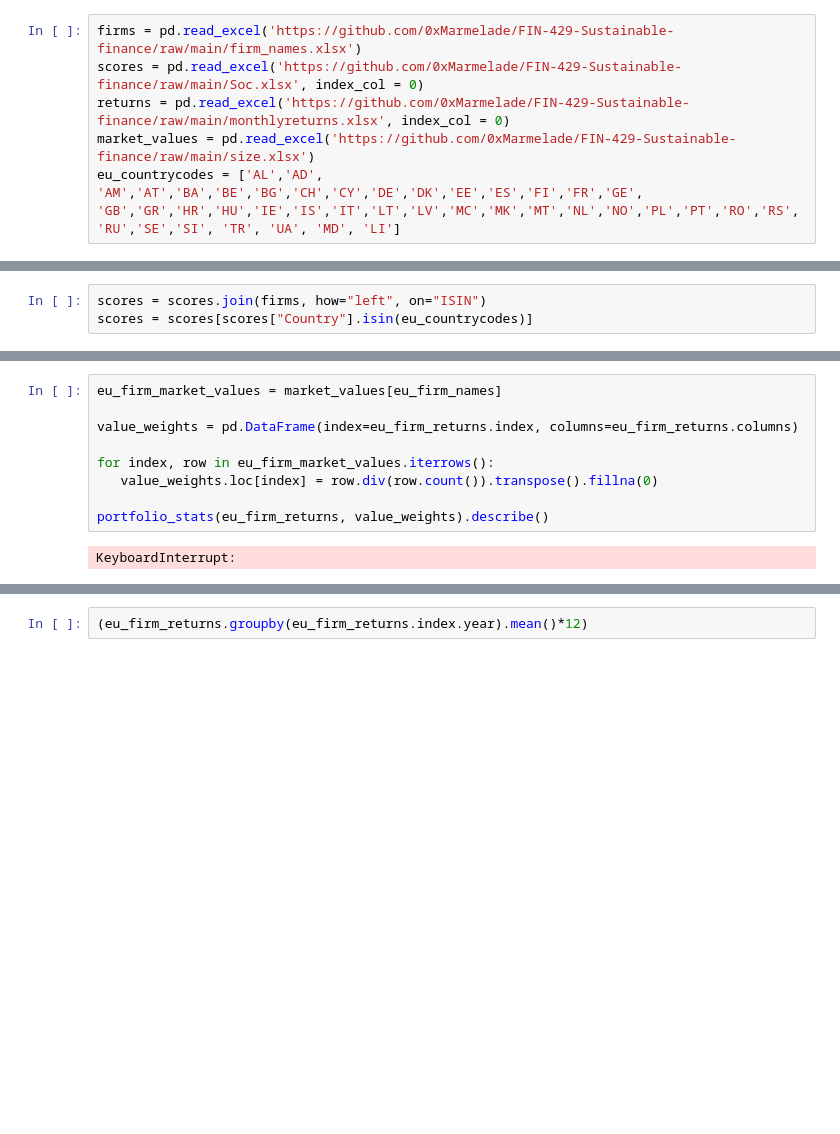
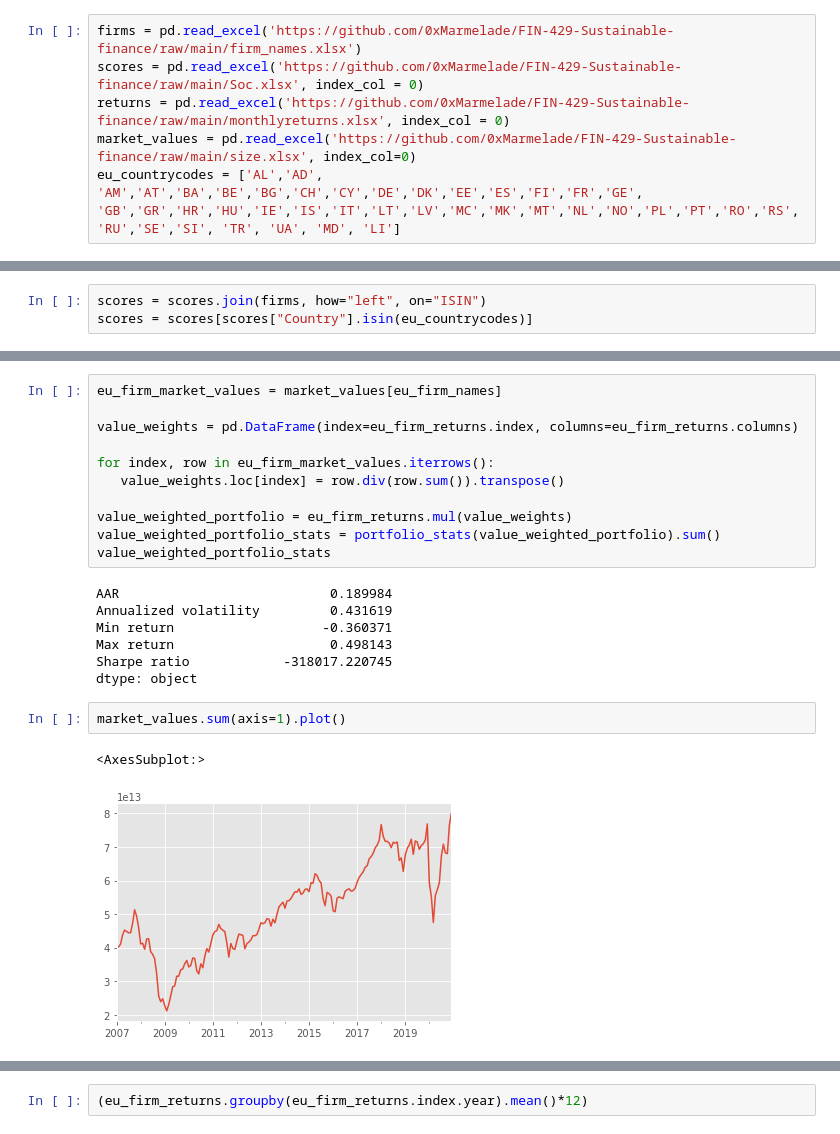
Before and after one commit to 0xMarmelade/FIN-429-Sustainable-finance, a Jupyter notebook: h1.ipynb, the cells around one changed output, grey strips where cells are left out. Cells and saved outputs as stored; diff of their text form; blank space fills up the shorter version.

```diff
--- a/h1.ipynb
+++ b/h1.ipynb
@@ -6,6 +9,6 @@ import math as math
 firms = pd.read_excel('https://github.com/0xMarmelade/FIN-429-Sustainable-finance/raw/main/firm_names.xlsx')
 scores = pd.read_excel('https://github.com/0xMarmelade/FIN-429-Sustainable-finance/raw/main/Soc.xlsx', index_col = 0)
 returns = pd.read_excel('https://github.com/0xMarmelade/FIN-429-Sustainable-finance/raw/main/monthlyreturns.xlsx', index_col = 0)
-market_values = pd.read_excel('https://github.com/0xMarmelade/FIN-429-Sustainable-finance/raw/main/size.xlsx')
+market_values = pd.read_excel('https://github.com/0xMarmelade/FIN-429-Sustainable-finance/raw/main/size.xlsx', index_col=0)
 eu_countrycodes = ['AL','AD', 'AM','AT','BA','BE','BG','CH','CY','DE','DK','EE','ES','FI','FR','GE', 'GB','GR','HR','HU','IE','IS','IT','LT','LV','MC','MK','MT','NL','NO','PL','PT','RO','RS', 'RU','SE','SI', 'TR', 'UA', 'MD', 'LI']
 # %% [markdown]
@@ -84,8 +108,20 @@ eu_firm_market_values = market_values[eu_firm_names]
 value_weights = pd.DataFrame(index=eu_firm_returns.index, columns=eu_firm_returns.columns)
 
 for index, row in eu_firm_market_values.iterrows():
-   value_weights.loc[index] = row.div(row.count()).transpose().fillna(0)
+   value_weights.loc[index] = row.div(row.sum()).transpose()
 
-portfolio_stats(eu_firm_returns, value_weights).describe()
+value_weighted_portfolio = eu_firm_returns.mul(value_weights)
+value_weighted_portfolio_stats = portfolio_stats(value_weighted_portfolio).sum()
+value_weighted_portfolio_stats
 # %% [output]
-KeyboardInterrupt:
+AAR                           0.189984
+Annualized volatility         0.431619
+Min return                   -0.360371
+Max return                    0.498143
+Sharpe ratio            -318017.220745
+dtype: object
+# %%
+market_values.sum(axis=1).plot()
+# %% [output]
+<AxesSubplot:>
+[figure, added]
```
Also changed, not shown: parts of 21 cells of this notebook, 13 other files.
